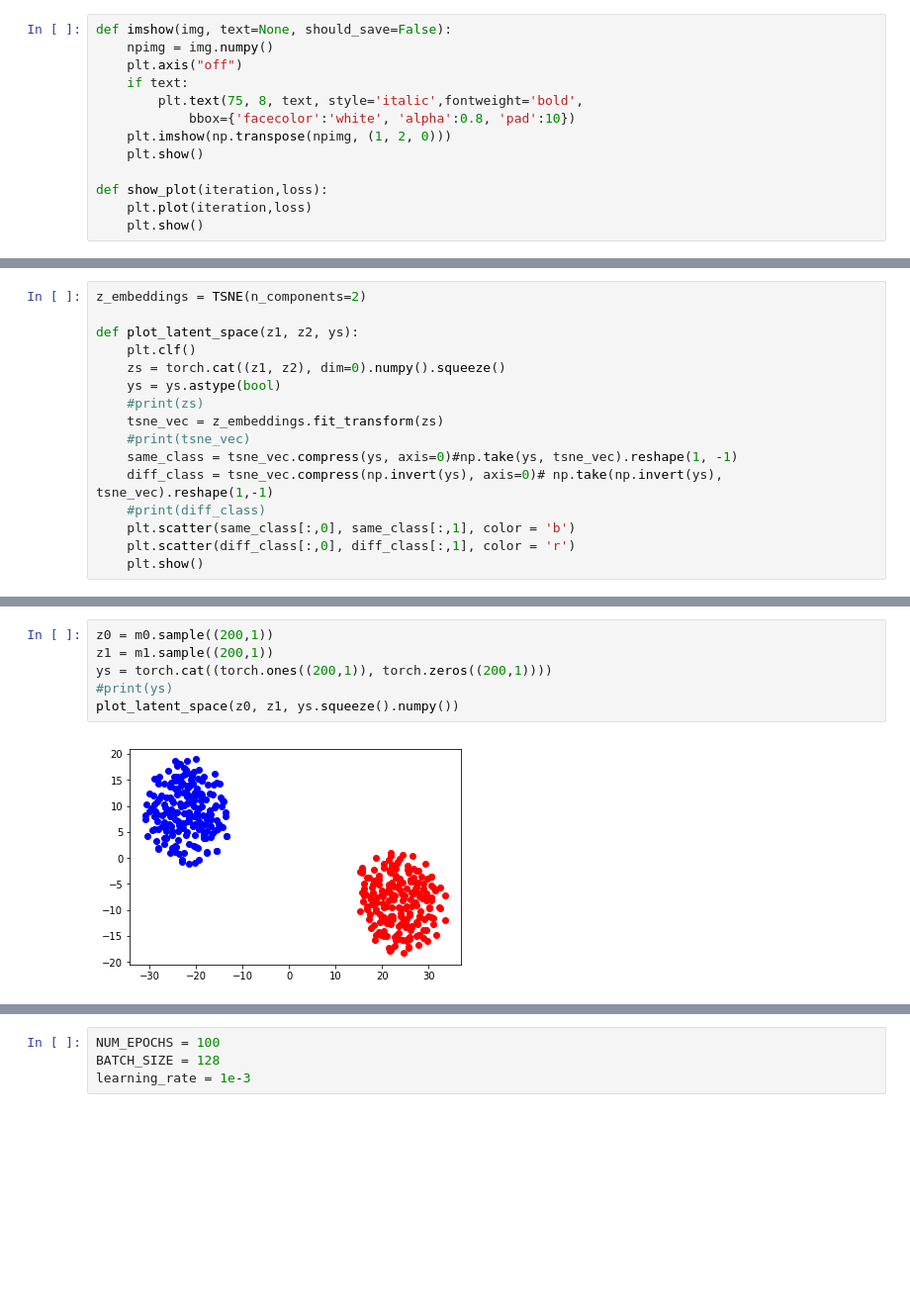
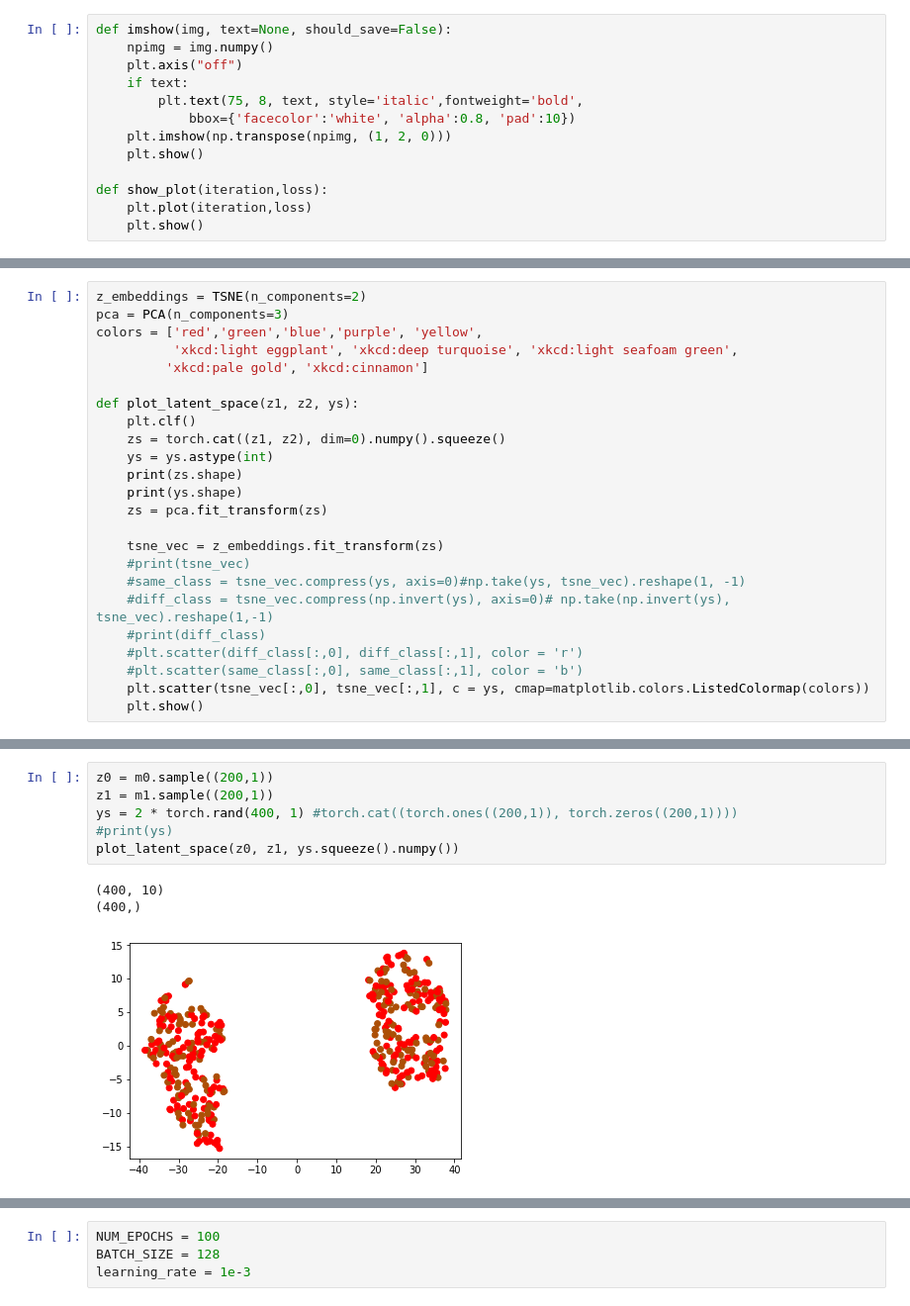
Before and after one commit to cabosanlucas/siamese_mnist, a Jupyter notebook: Untitled.ipynb, the cells around one changed output, grey strips where cells are left out. Shown: that part at 99% size. Cells and saved outputs as stored; diff of their text form; blank space fills up the shorter version.

```diff
--- a/Untitled.ipynb
+++ b/Untitled.ipynb
@@ -97,18 +97,26 @@ from sklearn.metrics import f1_score
 # %%
 z_embeddings = TSNE(n_components=2)
+pca = PCA(n_components=3)
+colors = ['red','green','blue','purple', 'yellow',
+          'xkcd:light eggplant', 'xkcd:deep turquoise', 'xkcd:light seafoam green',
+         'xkcd:pale gold', 'xkcd:cinnamon']
 
 def plot_latent_space(z1, z2, ys):
     plt.clf()
     zs = torch.cat((z1, z2), dim=0).numpy().squeeze()
-    ys = ys.astype(bool)
-    #print(zs)
+    ys = ys.astype(int)
+    print(zs.shape)
+    print(ys.shape)
+    zs = pca.fit_transform(zs)
+
     tsne_vec = z_embeddings.fit_transform(zs)
     #print(tsne_vec)
-    same_class = tsne_vec.compress(ys, axis=0)#np.take(ys, tsne_vec).reshape(1, -1)
-    diff_class = tsne_vec.compress(np.invert(ys), axis=0)# np.take(np.invert(ys), tsne_vec).reshape(1,-1)
+    #same_class = tsne_vec.compress(ys, axis=0)#np.take(ys, tsne_vec).reshape(1, -1)
+    #diff_class = tsne_vec.compress(np.invert(ys), axis=0)# np.take(np.invert(ys), tsne_vec).reshape(1,-1)
     #print(diff_class)
-    plt.scatter(same_class[:,0], same_class[:,1], color = 'b')
-    plt.scatter(diff_class[:,0], diff_class[:,1], color = 'r')
+    #plt.scatter(diff_class[:,0], diff_class[:,1], color = 'r')
+    #plt.scatter(same_class[:,0], same_class[:,1], color = 'b')
+    plt.scatter(tsne_vec[:,0], tsne_vec[:,1], c = ys, cmap=matplotlib.colors.ListedColormap(colors))
     plt.show()
 # %%
 m0 = MultivariateNormal(torch.zeros(10), torch.eye(10))
@@ -131,9 +139,11 @@ tensor([[[  9.4506,  10.5500,   9.3051,   9.3187,   9.1649,  10.8224,
 # %%
 z0 = m0.sample((200,1))
 z1 = m1.sample((200,1))
-ys = torch.cat((torch.ones((200,1)), torch.zeros((200,1))))
+ys = 2 * torch.rand(400, 1) #torch.cat((torch.ones((200,1)), torch.zeros((200,1))))
 #print(ys)
 plot_latent_space(z0, z1, ys.squeeze().numpy())
 # %% [output]
+(400, 10)
+(400,)
-[figure, old version]
+[figure, new version]
 # %%
```
Also changed, not shown: parts of 14 cells of this notebook.
